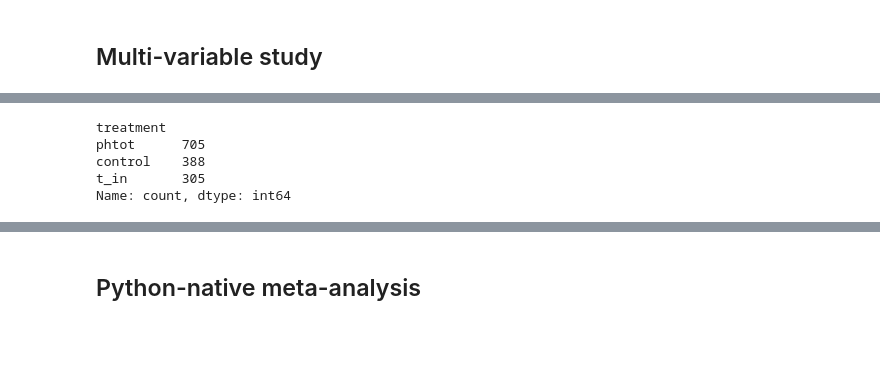
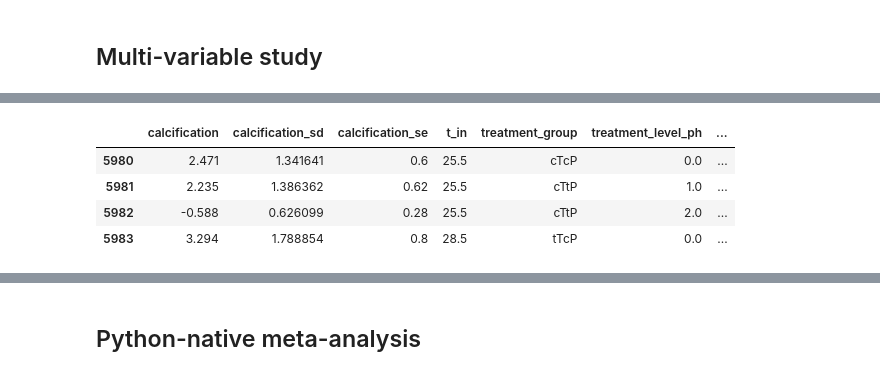
Before and after one commit to orlando-code/calc-rates, a Jupyter notebook: notebooks/analysis.ipynb, the cells around one changed output, grey strips where cells are left out. Cells and saved outputs as stored; diff of their text form; code cells hidden in the pictures; blank space fills up the shorter version.

```diff
--- a/notebooks/analysis.ipynb
+++ b/notebooks/analysis.ipynb
@@ -129,11 +107,3 @@ results_df[results_df['doi'] == "10.3354/meps10981"]
-# %%
-results_df.treatment.value_counts()
-# %% [output]
-treatment
-phtot      705
-control    388
-t_in       305
-Name: count, dtype: int64
 # %%
 save_cols = utils.read_yaml(config.resources_dir / "mapping.yaml")["save_cols"]
 results_df['year'] = pd.to_datetime(results_df['year']).dt.strftime('%Y')   # cast year from pd.timestamp to integer
@@ -148,3 +118,13 @@ results_temp['ID'] = results_temp.index
 
 results_temp[save_cols + ['ID']].to_csv(config.tmp_data_dir / "results_t_in.csv")
 results_ph[save_cols + ['ID']].to_csv(config.tmp_data_dir / "results_phtot.csv")
+# %%
+# example calculatoin disagreeing with Ben's – due to 'mean in effect' differences
+cols = ['calcification', 'calcification_sd', 'calcification_se', 't_in', 'treatment_group', 'treatment_level_ph', 'n', 'treatment_level_t', 'treatment', 'delta_t', 'delta_pH', 'pooled_sd', 'd', 'bias_correction', 'hedges_g', 'treatment_val', 'hedges_g_var', 'control_calcification', 'treatment_calcification']
+results_df[(results_df['doi'] == "10.1073/pnas.0804478105") & (results_df['species'] == "onkodes")][cols]
+# %% [output]
+|  | calcification | calcification_sd | calcification_se | t_in | treatment_group | treatment_level_ph | ... |
+| 5980 | 2.471 | 1.341641 | 0.6 | 25.5 | cTcP | 0.0 | ... |
+| 5981 | 2.235 | 1.386362 | 0.62 | 25.5 | cTtP | 1.0 | ... |
+| 5982 | -0.588 | 0.626099 | 0.28 | 25.5 | cTtP | 2.0 | ... |
+| 5983 | 3.294 | 1.788854 | 0.8 | 28.5 | tTcP | 0.0 | ... |
```
Also changed, not shown: parts of 8 cells of this notebook, 6 other files.
